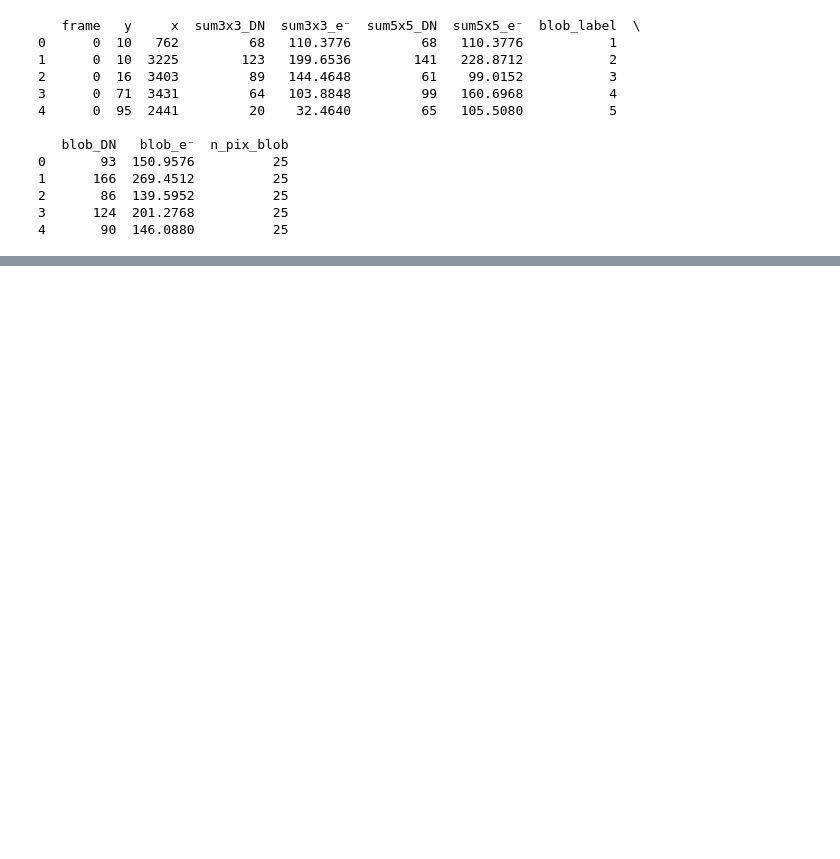
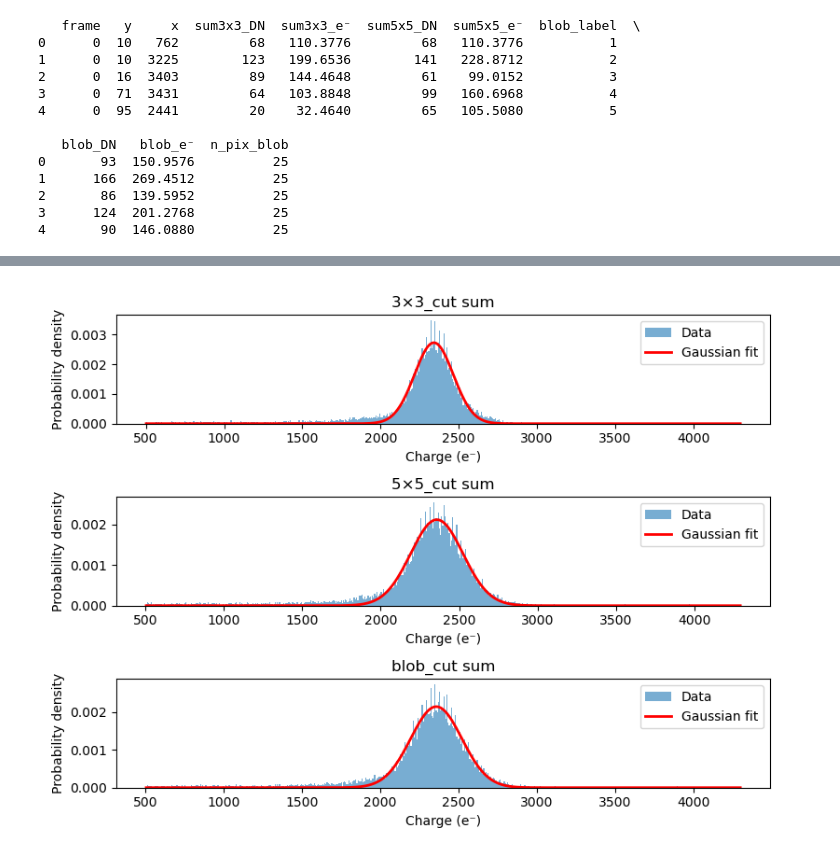
Before and after one commit to aeharbo/GCRsim, a Jupyter notebook: xray_data.ipynb, the cells around one changed output, grey strips where cells are left out. Drawn from its saved outputs; the diff is of its cells as text; code cells hidden in the pictures; blank space fills up the shorter version.

Commit message:
calibration data
xray data for detector calibration

```diff
--- a/xray_data.ipynb
+++ b/xray_data.ipynb
@@ -659,51 +659,71 @@ plt.show()
 [interactive output not drawn]
 [interactive output not drawn]
 # %%
+# Define cut range
+cut_min = 500
+cut_max = 4300
+
+# Apply cuts to the 3×3 data
+data_3x3 = df['sum3x3_e⁻']
+data_3x3_cut = data_3x3[(data_3x3 >= cut_min) & (data_3x3 <= cut_max)]
+
+three_mean_data = data_3x3_cut.mean()
+three_var_data  = data_3x3_cut.var(ddof=0)
+three_fano_data = three_var_data / three_mean_data
+
+# Apply cuts to the 5×5 data
+data_5x5 = df['sum5x5_e⁻']
+data_5x5_cut = data_5x5[(data_5x5 >= cut_min) & (data_5x5 <= cut_max)]
+
+five_mean_data = data_5x5_cut.mean()
+five_var_data  = data_5x5_cut.var(ddof=0)
+five_fano_data = five_var_data / five_mean_data
+
+# Apply cuts to the blob data
+data_blob = df['blob_e⁻']
+data_blob_cut = data_blob[(data_blob >= cut_min) & (data_blob <= cut_max)]
+
+blob_mean_data = data_blob_cut.mean()
+blob_var_data  = data_blob_cut.var(ddof=0)
+blob_fano_data = blob_var_data / blob_mean_data
+
+
+num_of_bins = 550
+
 def gaussian(x, A, mu, sigma):
     return A * np.exp(-0.5 * ((x - mu) / sigma)**2)
 
-# prepare a list of (label, data_series) for looping
 series = [
-    ('3×3 sum', df['sum3x3_e⁻']),
-    ('5×5 sum', df['sum5x5_e⁻']),
-    ('blob sum', df['blob_e⁻'])
+    ('3×3_cut sum', data_3x3_cut),
+    ('5×5_cut sum', data_5x5_cut),
+    ('blob_cut sum', data_blob_cut)
 ]
 
 # make a figure with two subplots
 fig, axes = plt.subplots(3, 1, figsize=(8, 6))
 stats = []
-# Add your left-hand cut value here (e.g., 1000 e⁻)
-cut_left = 0
-cut_right = 100000
-
 for ax, (label, data_series) in zip(axes, series):
     # 1) build histogram
-    counts, bin_edges = np.histogram(data_series, bins=10000, density=True)
+    counts, bin_edges = np.histogram(data_series, bins=num_of_bins, density=True)
     bin_centers = 0.5 * (bin_edges[:-1] + bin_edges[1:])
 
-    # 2) Apply left-hand cut
-    mask = (bin_centers >= cut_left) #& (bin_centers <= cut_right)
-    bin_centers_cut = bin_centers[mask]
-    counts_cut = counts[mask]
+    # 2) initial guess [A, μ, σ]
+    p0 = [counts.max(), data_series.mean(), data_series.std()]
 
-    # 3) initial guess [A, μ, σ]
-    p0 = [counts_cut.max(), data_series.mean(), data_series.std()]
-
-    # 4) fit
-    popt, _ = curve_fit(gaussian, bin_centers_cut, counts_cut, p0=p0)
+    # 3) fit
+    popt, _ = curve_fit(gaussian, bin_centers, counts, p0=p0)
     A_fit, mu_fit, sigma_fit = popt
     sigma_fit = abs(sigma_fit)
 
-    # 5) FWHM
+    # 4) FWHM
     fwhm = 2 * np.sqrt(2 * np.log(2)) * sigma_fit
 
-    # 6) print fit parameters
+    # 5) print fit parameters
     print(f"{label:8s} → μ = {mu_fit:.2f} e⁻, σ = {sigma_fit:.2f} e⁻, FWHM = {fwhm:.2f} e⁻")
-    stats.append((mu_fit, sigma_fit, fwhm))
-
-    # 7) plot histogram + fit
-    ax.hist(data_series, bins=10000, density=True, alpha=0.6, label='Data')
-    x_fit = np.linspace(bin_centers_cut[0], bin_centers_cut[-1], 2000)
+    stats.append((mu_fit,sigma_fit,fwhm))
+    # 6) plot histogram + fit
+    ax.hist(data_series, bins=num_of_bins, density=True, alpha=0.6, label='Data')
+    x_fit = np.linspace(bin_edges[0], bin_edges[-1], 1000)
     ax.plot(x_fit, gaussian(x_fit, *popt), 'r-', lw=2, label='Gaussian fit')
     ax.set(
         title=label,
@@ -714,4 +734,23 @@ for ax, (label, data_series) in zip(axes, series):
 
 plt.tight_layout()
 plt.show()
+
+three_mean_fit = stats[0][0]
+three_var_fit = stats[0][1]
+three_fano_fit = three_var_fit / three_mean_fit
+five_mean_fit = stats[1][0]
+five_var_fit = stats[1][1]
+five_fano_fit = five_var_fit / five_mean_fit
+blob_mean_fit = stats[2][0]
+blob_var_fit = stats[2][1]
+blob_fano_fit = blob_var_fit / blob_mean_fit
+
+print(f"3x3 Data:   ⟨N⟩ = {three_mean_data:.2f}, Var = {three_var_data:.2f}, Fano = {three_fano_data:.3f}")
+print(f"3x3 Fit:    ⟨N⟩ = {three_mean_fit:.2f}, Var = {three_var_fit:.2f}, Fano = {three_fano_fit:.3f}\n")
+
+print(f"5x5 Data:   ⟨N⟩ = {five_mean_data:.2f}, Var = {five_var_data:.2f}, Fano = {five_fano_data:.3f}")
+print(f"5x5 Fit:    ⟨N⟩ = {five_mean_fit:.2f}, Var = {five_var_fit:.2f}, Fano = {five_fano_fit:.3f}\n")
+
+print(f"Blob Data:   ⟨N⟩ = {blob_mean_data:.2f}, Var = {blob_var_data:.2f}, Fano = {blob_fano_data:.3f}")
+print(f"Blob Fit:    ⟨N⟩ = {blob_mean_fit:.2f}, Var = {blob_var_fit:.2f}, Fano = {blob_fano_fit:.3f}\n")
 # %% [output]
@@ -722,0 +760 @@ blob sum → μ = 92.25 e⁻, σ = 116.03 e⁻, FWHM = 273.23 e⁻
+[figure, added]
```
Also changed, not shown: parts of 23 cells of this notebook.
